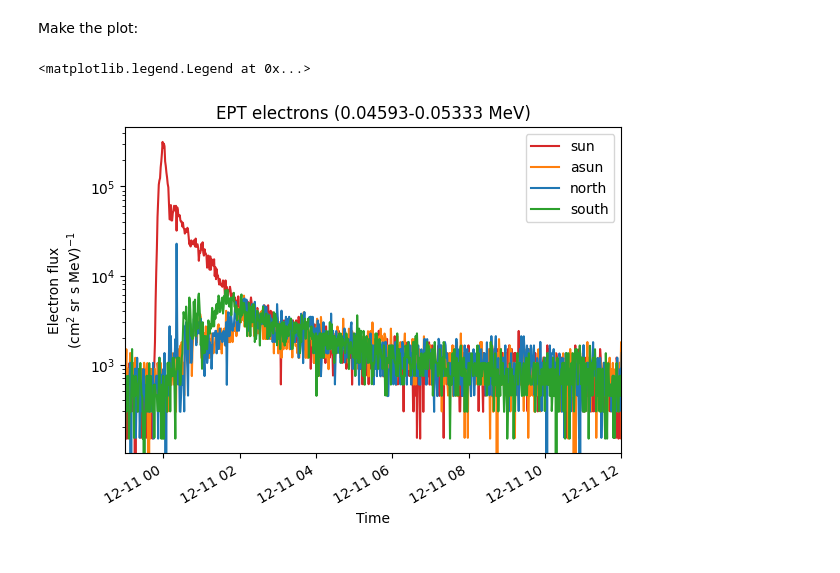
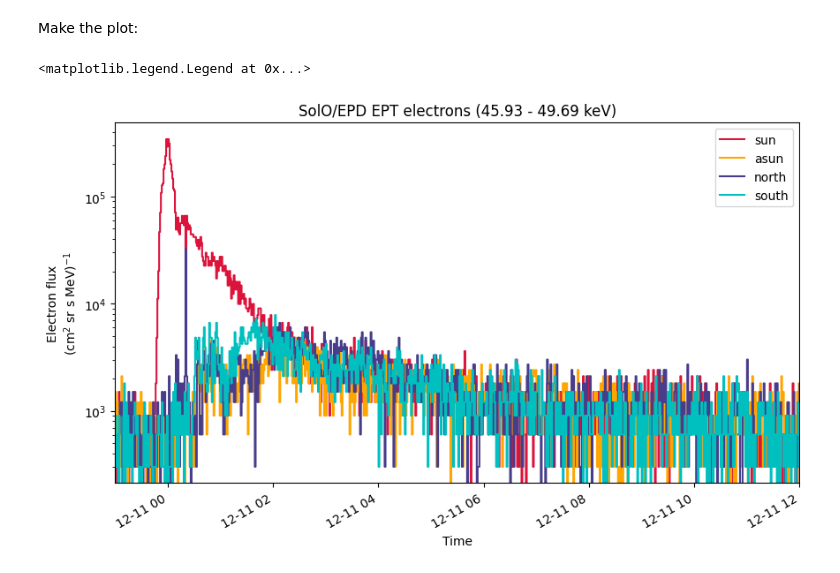
Before and after one commit to serpentine-h2020/serpentine, a Jupyter notebook: notebooks/sep_data_loader/data_loader.ipynb, the cells around one changed output. Saved outputs shown, nothing was run; the diff lists cells and outputs as text; code cells hidden in the pictures.

```diff
--- a/notebooks/sep_data_loader/data_loader.ipynb
+++ b/notebooks/sep_data_loader/data_loader.ipynb
@@ -41,6 +41,9 @@ lpath = '/home/gieseler/uni/solo/data'
 
 # whether missing data files should automatically downloaded from SOAR:
 autodownload = True
+
+# define some optional plotting settings
+color = {'sun': 'crimson', 'asun': 'orange', 'north': 'darkslateblue', 'south': 'c'}  # define SolO/EPD colors
 # %% [markdown]
 ---
 ### 1. Example with EPT and STEP data
@@ -137,29 +137,30 @@ df_protons_north, df_electrons_north, energies = epd_load(sensor=sensor, level=l
                                                           path=lpath, autodownload=True)
 # %% [markdown]
 Make the plot:
-# %%
-# plot mean intensities of two energy channels; 'channel' defines the lower one
-channel = 6
-ax = pd.concat([df_electrons_sun['Electron_Flux'][f'Electron_Flux_{channel}'],
-                df_electrons_sun['Electron_Flux'][f'Electron_Flux_{channel+1}']],
-                axis=1).mean(axis=1).plot(logy=True, label='sun', color='#d62728')
-ax = pd.concat([df_electrons_asun['Electron_Flux'][f'Electron_Flux_{channel}'],
-                df_electrons_asun['Electron_Flux'][f'Electron_Flux_{channel+1}']],
-                axis=1).mean(axis=1).plot(logy=True, label='asun', color='#ff7f0e')
-ax = pd.concat([df_electrons_north['Electron_Flux'][f'Electron_Flux_{channel}'],
-                df_electrons_north['Electron_Flux'][f'Electron_Flux_{channel+1}']],
-                axis=1).mean(axis=1).plot(logy=True, label='north', color='#1f77b4')
-ax = pd.concat([df_electrons_south['Electron_Flux'][f'Electron_Flux_{channel}'],
-                df_electrons_south['Electron_Flux'][f'Electron_Flux_{channel+1}']],
-                axis=1).mean(axis=1).plot(logy=True, label='south', color='#2ca02c')
-
-plt.xlim([dt.datetime(2020, 12, 10, 23, 0),
-          dt.datetime(2020, 12, 11, 12, 0)])
-
-ax.set_ylabel("Electron flux\n"+r"(cm$^2$ sr s MeV)$^{-1}$")
-plt.title('EPT electrons ('+str(energies['Electron_Bins_Low_Energy'][channel])
-          + '-' + str(energies['Electron_Bins_Low_Energy'][channel+2])+' MeV)')
-plt.legend()
-# %% [output]
-<matplotlib.legend.Legend at 0x...>
-[figure, removed]
+# %%
+# energy channel to use; cf. "energies" for the energies
+channel = 6
+
+fig, ax = plt.subplots(figsize=(10, 6))
+ax = df_electrons_sun['Electron_Flux'][f'Electron_Flux_{channel}'].plot(logy=True, label='sun',
+                                                                        color=color['sun'],
+                                                                        drawstyle="steps-mid")
+ax = df_electrons_asun['Electron_Flux'][f'Electron_Flux_{channel}'].plot(logy=True, label='asun',
+                                                                        color=color['asun'],
+                                                                        drawstyle="steps-mid")
+ax = df_electrons_north['Electron_Flux'][f'Electron_Flux_{channel}'].plot(logy=True, label='north',
+                                                                        color=color['north'],
+                                                                        drawstyle="steps-mid")
+ax = df_electrons_south['Electron_Flux'][f'Electron_Flux_{channel}'].plot(logy=True, label='south',
+                                                                        color=color['south'],
+                                                                        drawstyle="steps-mid")
+
+ax.set_xlim([dt.datetime(2020, 12, 10, 23, 0), dt.datetime(2020, 12, 11, 12, 0)])
+
+ax.set_ylabel("Electron flux\n"+r"(cm$^2$ sr s MeV)$^{-1}$")
+ax.set_title(f"SolO/EPD EPT electrons ({1000*energies['Electron_Bins_Low_Energy'][channel]:.2f}"
+             + f" - {1000*energies['Electron_Bins_Low_Energy'][channel+1]:.2f} keV)")
+ax.legend()
+# %% [output]
+<matplotlib.legend.Legend at 0x...>
+[figure, added]
```
Also changed, not shown: parts of 2 cells of this notebook, 3 other files.
